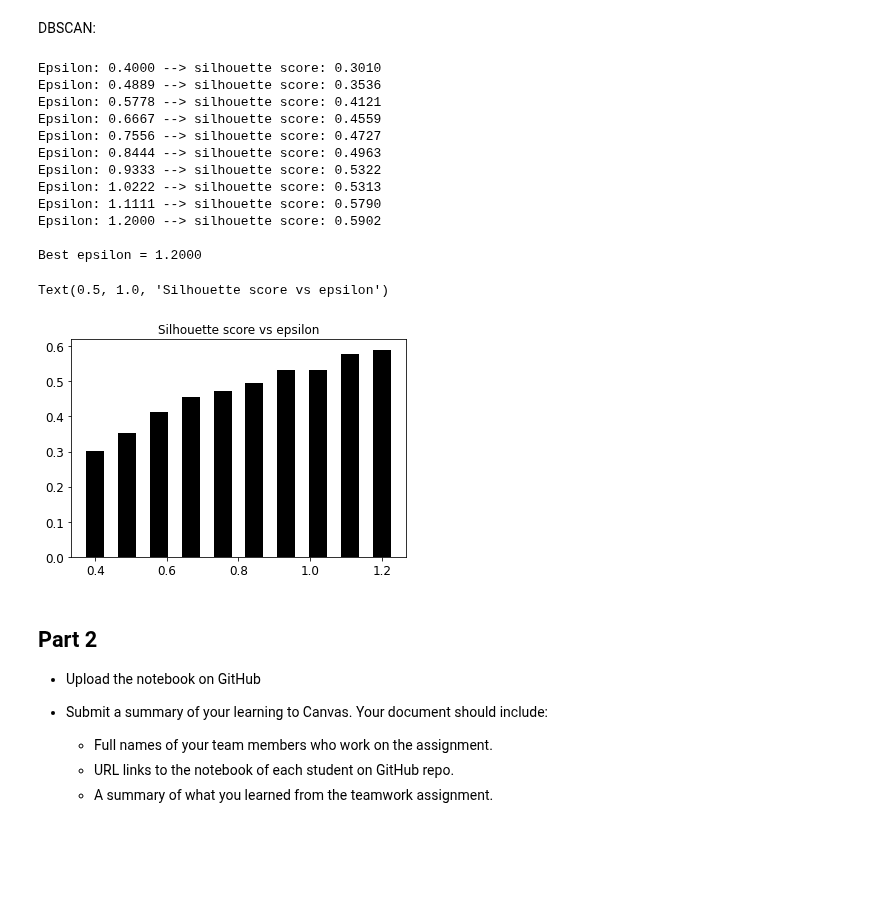
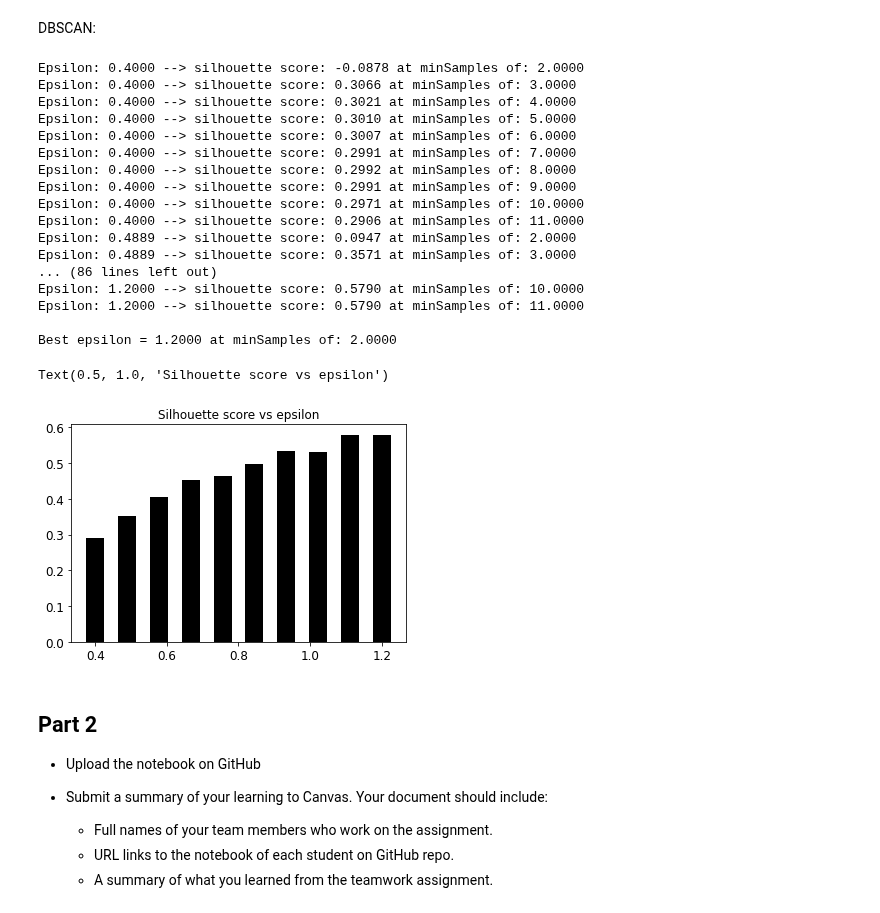
Before and after one commit to weswong02/CPSC4310, a Jupyter notebook: ME8_clustering/clustering_basic.ipynb, the cells around one changed output. Cells and saved outputs as stored; diff of their text form; code cells hidden in the pictures; blank space fills up the shorter version.

Commit message:
ME8: added minSample comp

```diff
--- a/ME8_clustering/clustering_basic.ipynb
+++ b/ME8_clustering/clustering_basic.ipynb
@@ -570,9 +570,12 @@ from sklearn import metrics
 
 # Find the best epsilon
 eps_grid = np.linspace(0.4, 1.2, num=10)
+minSampList = [2,3,4,5,6,7,8,9,10,11]
 
 silhouette_scores = []
+sil_scores_unaff = []
 eps_best = eps_grid[0]
+min_best = minSampList[0]
 
 silhouette_score_max = -1
 model_best = None
@@ -580,44 +583,52 @@ labels_best = None
 
 # finding the best epsilon
 for eps in eps_grid:
+    for min in minSampList:
     # Train DBSCAN clustering model
-    model = DBSCAN(eps=eps, min_samples=5).fit(X_normalized)
+        model = DBSCAN(eps=eps, min_samples=min).fit(X_normalized)
 
-    # extract performance metric
-    silhouette_score = round(metrics.silhouette_score(X_normalized, model.labels_), 4)
-    silhouette_scores.append(silhouette_score)
+        # extract performance metric
+        silhouette_score = round(metrics.silhouette_score(X_normalized, model.labels_), 4)
+        silhouette_scores.append(silhouette_score)
 
-    print("Epsilon: {:.4f} --> silhouette score: {:.4f}".format(eps, silhouette_score))
+        print("Epsilon: {:.4f} --> silhouette score: {:.4f} at minSamples of: {:.4f}".format(eps, silhouette_score,min))
 
-    if silhouette_score > silhouette_score_max:
-        silhouette_score_max = silhouette_score
-        eps_best = eps
-        model_best = model
-        labels_best = model.labels_
+        if silhouette_score > silhouette_score_max:
+            silhouette_score_max = silhouette_score
+            eps_best = eps
+            min_best = min
+            model_best = model
+            labels_best = model.labels_
+    sil_scores_unaff.append(silhouette_score)
 
 # Best params
-print('\nBest epsilon = {:.4f}'.format(eps_best))
+print('\nBest epsilon = {:.4f} at minSamples of: {:.4f}'.format(eps_best, min_best))
 # %% [output]
-Epsilon: 0.4000 --> silhouette score: 0.3010
-Epsilon: 0.4889 --> silhouette score: 0.3536
-Epsilon: 0.5778 --> silhouette score: 0.4121
-Epsilon: 0.6667 --> silhouette score: 0.4559
-Epsilon: 0.7556 --> silhouette score: 0.4727
-Epsilon: 0.8444 --> silhouette score: 0.4963
-Epsilon: 0.9333 --> silhouette score: 0.5322
-Epsilon: 1.0222 --> silhouette score: 0.5313
-Epsilon: 1.1111 --> silhouette score: 0.5790
-Epsilon: 1.2000 --> silhouette score: 0.5902
+Epsilon: 0.4000 --> silhouette score: -0.0878 at minSamples of: 2.0000
+Epsilon: 0.4000 --> silhouette score: 0.3066 at minSamples of: 3.0000
+Epsilon: 0.4000 --> silhouette score: 0.3021 at minSamples of: 4.0000
+Epsilon: 0.4000 --> silhouette score: 0.3010 at minSamples of: 5.0000
+Epsilon: 0.4000 --> silhouette score: 0.3007 at minSamples of: 6.0000
+Epsilon: 0.4000 --> silhouette score: 0.2991 at minSamples of: 7.0000
+Epsilon: 0.4000 --> silhouette score: 0.2992 at minSamples of: 8.0000
+Epsilon: 0.4000 --> silhouette score: 0.2991 at minSamples of: 9.0000
+Epsilon: 0.4000 --> silhouette score: 0.2971 at minSamples of: 10.0000
+Epsilon: 0.4000 --> silhouette score: 0.2906 at minSamples of: 11.0000
+Epsilon: 0.4889 --> silhouette score: 0.0947 at minSamples of: 2.0000
+Epsilon: 0.4889 --> silhouette score: 0.3571 at minSamples of: 3.0000
+... (86 lines left out)
+Epsilon: 1.2000 --> silhouette score: 0.5790 at minSamples of: 10.0000
+Epsilon: 1.2000 --> silhouette score: 0.5790 at minSamples of: 11.0000
 
-Best epsilon = 1.2000
+Best epsilon = 1.2000 at minSamples of: 2.0000
 # %%
 # Plot silhouette scores vs epsilon
 plt.figure()
-plt.bar(eps_grid, silhouette_scores, width=0.05, color='k', align='center')
+plt.bar(eps_grid, sil_scores_unaff, width=0.05, color='k', align='center')
 plt.title('Silhouette score vs epsilon')
 # %% [output]
 Text(0.5, 1.0, 'Silhouette score vs epsilon')
-[figure, old version]
+[figure, new version]
 # %% [markdown]
 ## Part 2
 
```
Also changed, not shown: parts of 1 cell of this notebook.
